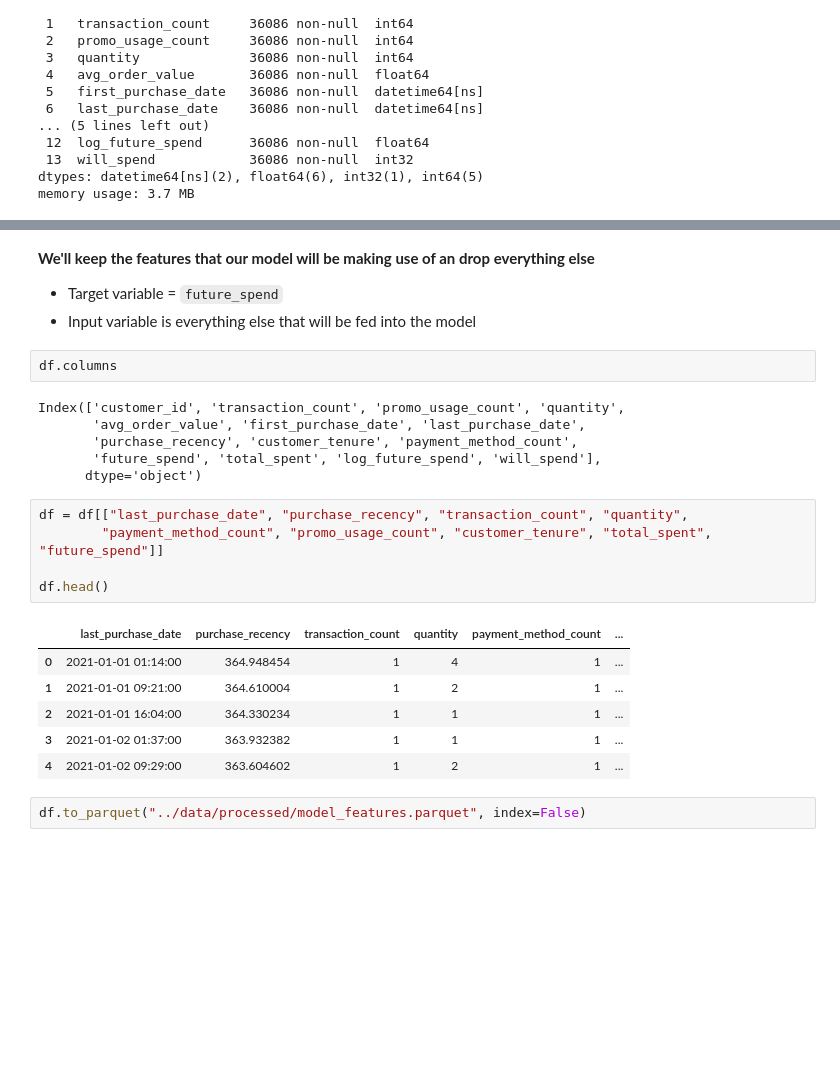
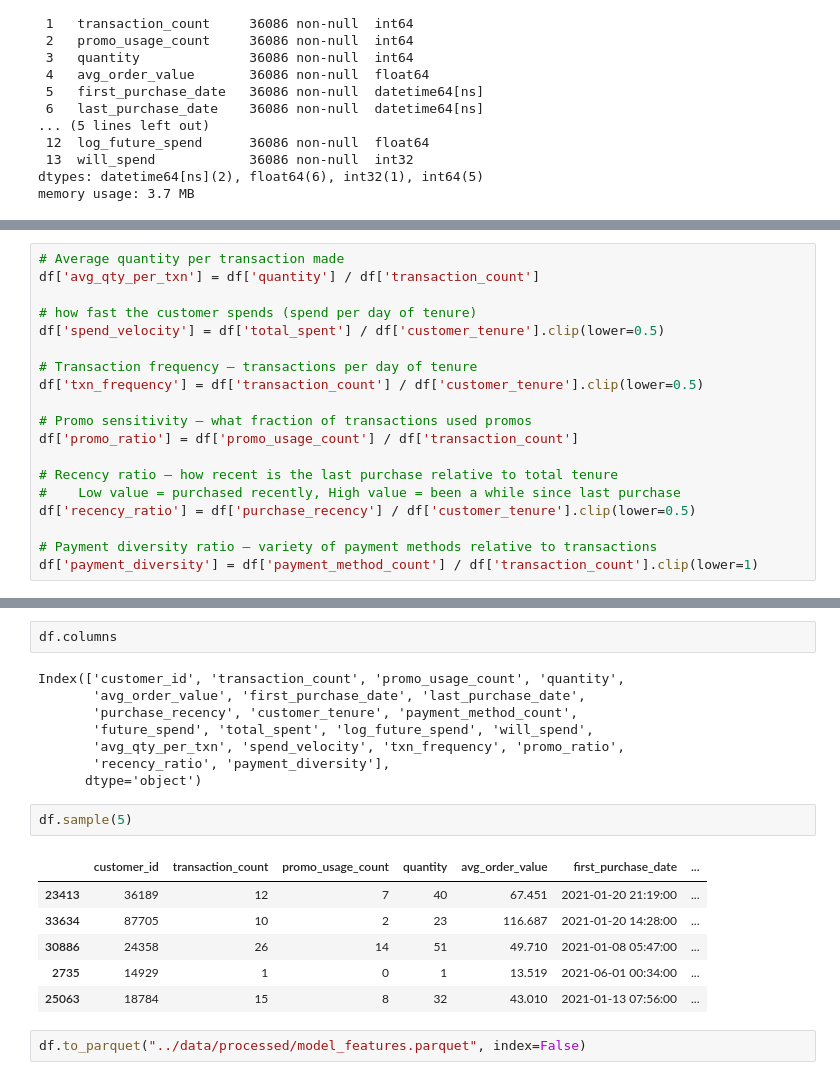
Before and after one commit to Danny-Dalo/Ecommerce-CLV-Prediction, a Jupyter notebook: notebooks/feature_engineering.ipynb, the cells around one changed output, grey strips where cells are left out. Cells and saved outputs as stored; diff of their text form; blank space fills up the shorter version.

```diff
--- a/notebooks/feature_engineering.ipynb
+++ b/notebooks/feature_engineering.ipynb
@@ -75,0 +80,19 @@ memory usage: 3.7 MB
+# %%
+# Average quantity per transaction made
+df['avg_qty_per_txn'] = df['quantity'] / df['transaction_count']
+
+# how fast the customer spends (spend per day of tenure)
+df['spend_velocity'] = df['total_spent'] / df['customer_tenure'].clip(lower=0.5)
+
+# Transaction frequency — transactions per day of tenure
+df['txn_frequency'] = df['transaction_count'] / df['customer_tenure'].clip(lower=0.5)
+
+# Promo sensitivity — what fraction of transactions used promos
+df['promo_ratio'] = df['promo_usage_count'] / df['transaction_count']
+
+# Recency ratio — how recent is the last purchase relative to total tenure
+#    Low value = purchased recently, High value = been a while since last purchase
+df['recency_ratio'] = df['purchase_recency'] / df['customer_tenure'].clip(lower=0.5)
+
+# Payment diversity ratio — variety of payment methods relative to transactions
+df['payment_diversity'] = df['payment_method_count'] / df['transaction_count'].clip(lower=1)
@@ -85,26 +132,21 @@ plt.show()
-# %% [markdown]
-__We'll keep the features that our model will be making use of an drop everything else__
-+ Target variable = `future_spend`
-+ Input variable is everything else that will be fed into the model
 # %%
 df.columns
 # %% [output]
 Index(['customer_id', 'transaction_count', 'promo_usage_count', 'quantity',
        'avg_order_value', 'first_purchase_date', 'last_purchase_date',
        'purchase_recency', 'customer_tenure', 'payment_method_count',
-       'future_spend', 'total_spent', 'log_future_spend', 'will_spend'],
+       'future_spend', 'total_spent', 'log_future_spend', 'will_spend',
+       'avg_qty_per_txn', 'spend_velocity', 'txn_frequency', 'promo_ratio',
+       'recency_ratio', 'payment_diversity'],
       dtype='object')
 # %%
-df = df[["last_purchase_date", "purchase_recency", "transaction_count", "quantity",
-        "payment_method_count", "promo_usage_count", "customer_tenure", "total_spent", "future_spend"]]
-
-df.head()
+df.sample(5)
 # %% [output]
-|  | last_purchase_date | purchase_recency | transaction_count | quantity | payment_method_count | ... |
-| 0 | 2021-01-01 01:14:00 | 364.948454 | 1 | 4 | 1 | ... |
-| 1 | 2021-01-01 09:21:00 | 364.610004 | 1 | 2 | 1 | ... |
-| 2 | 2021-01-01 16:04:00 | 364.330234 | 1 | 1 | 1 | ... |
-| 3 | 2021-01-02 01:37:00 | 363.932382 | 1 | 1 | 1 | ... |
-| 4 | 2021-01-02 09:29:00 | 363.604602 | 1 | 2 | 1 | ... |
+|  | customer_id | transaction_count | promo_usage_count | quantity | avg_order_value | first_purchase_date | ... |
+| 23413 | 36189 | 12 | 7 | 40 | 67.451 | 2021-01-20 21:19:00 | ... |
+| 33634 | 87705 | 10 | 2 | 23 | 116.687 | 2021-01-20 14:28:00 | ... |
+| 30886 | 24358 | 26 | 14 | 51 | 49.710 | 2021-01-08 05:47:00 | ... |
+| 2735 | 14929 | 1 | 0 | 1 | 13.519 | 2021-06-01 00:34:00 | ... |
+| 25063 | 18784 | 15 | 8 | 32 | 43.010 | 2021-01-13 07:56:00 | ... |
 # %%
 df.to_parquet("../data/processed/model_features.parquet", index=False)
```
Also changed, not shown: parts of 8 cells of this notebook, 9 other files.
